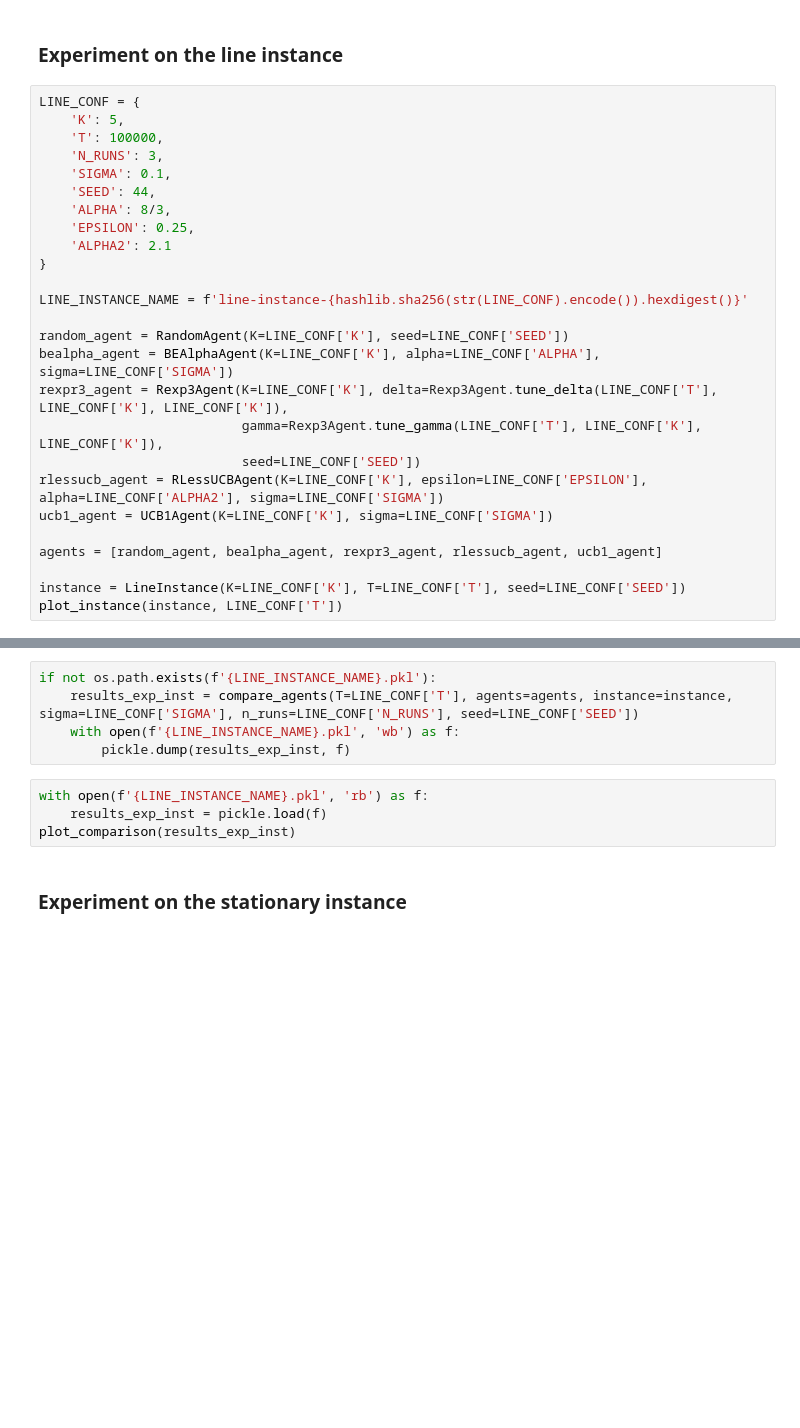
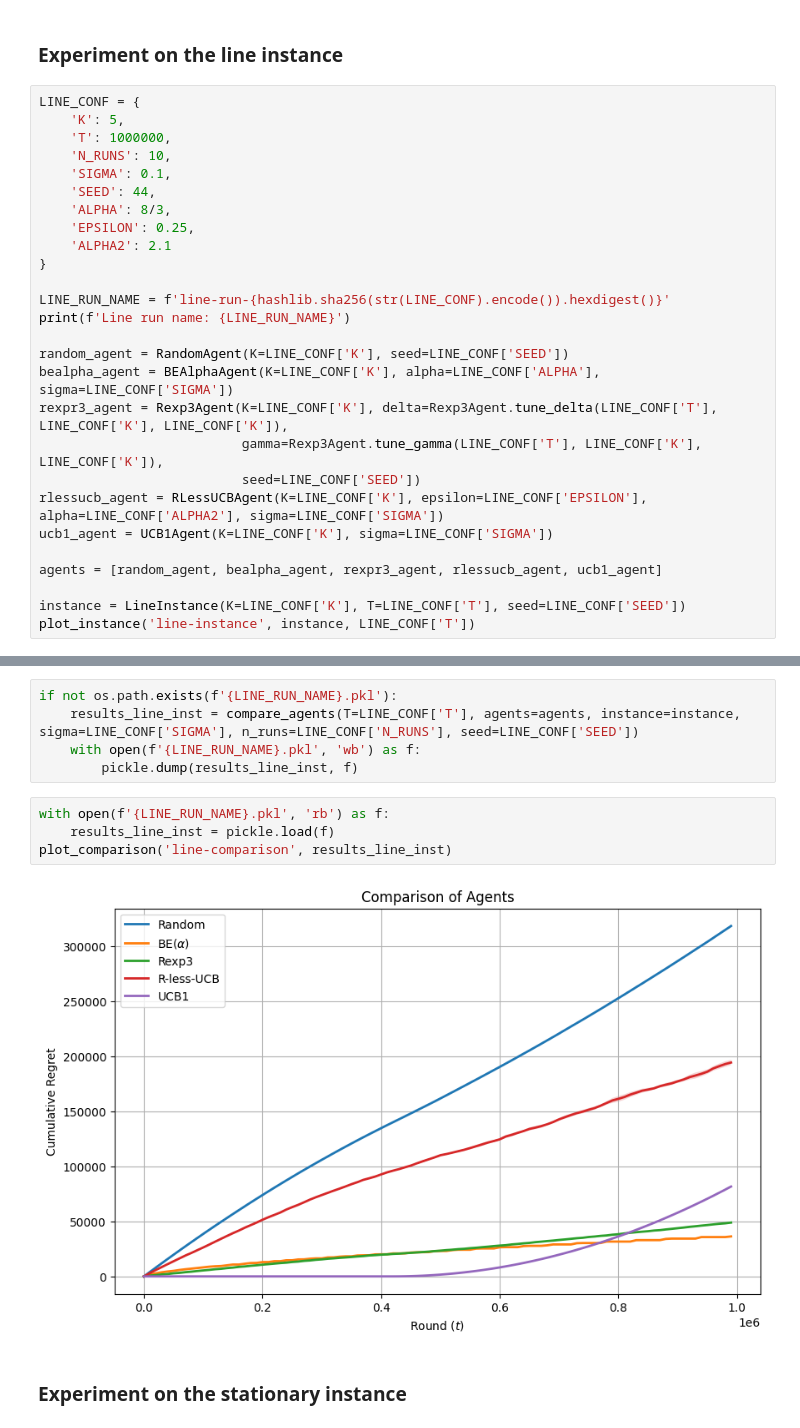
Before and after one commit to m1gwings/rcbealpha-experiments, a Jupyter notebook: bealpha-experiments.ipynb, the cells around one changed output, grey strips where cells are left out. Cells and saved outputs as stored; diff of their text form; blank space fills up the shorter version.

```diff
--- a/bealpha-experiments.ipynb
+++ b/bealpha-experiments.ipynb
@@ -538,8 +546,8 @@ plot_comparison(results_exp_inst)
 # %%
 LINE_CONF = {
     'K': 5,
-    'T': 100000,
-    'N_RUNS': 3,
+    'T': 1000000,
+    'N_RUNS': 10,
     'SIGMA': 0.1,
     'SEED': 44,
     'ALPHA': 8/3,
@@ -547,7 +555,8 @@ LINE_CONF = {
     'ALPHA2': 2.1
 }
 
-LINE_INSTANCE_NAME = f'line-instance-{hashlib.sha256(str(LINE_CONF).encode()).hexdigest()}'
+LINE_RUN_NAME = f'line-run-{hashlib.sha256(str(LINE_CONF).encode()).hexdigest()}'
+print(f'Line run name: {LINE_RUN_NAME}')
 
 random_agent = RandomAgent(K=LINE_CONF['K'], seed=LINE_CONF['SEED'])
 bealpha_agent = BEAlphaAgent(K=LINE_CONF['K'], alpha=LINE_CONF['ALPHA'], sigma=LINE_CONF['SIGMA'])
@@ -560,5 +569,5 @@ ucb1_agent = UCB1Agent(K=LINE_CONF['K'], sigma=LINE_CONF['SIGMA'])
 agents = [random_agent, bealpha_agent, rexpr3_agent, rlessucb_agent, ucb1_agent]
 
 instance = LineInstance(K=LINE_CONF['K'], T=LINE_CONF['T'], seed=LINE_CONF['SEED'])
-plot_instance(instance, LINE_CONF['T'])
+plot_instance('line-instance', instance, LINE_CONF['T'])
 # %% [output]
@@ -565,13 +575,15 @@ plot_instance(instance, LINE_CONF['T'])
 [figure]
 # %%
-if not os.path.exists(f'{LINE_INSTANCE_NAME}.pkl'):
-    results_exp_inst = compare_agents(T=LINE_CONF['T'], agents=agents, instance=instance, sigma=LINE_CONF['SIGMA'], n_runs=LINE_CONF['N_RUNS'], seed=LINE_CONF['SEED'])
-    with open(f'{LINE_INSTANCE_NAME}.pkl', 'wb') as f:
-        pickle.dump(results_exp_inst, f)
+if not os.path.exists(f'{LINE_RUN_NAME}.pkl'):
+    results_line_inst = compare_agents(T=LINE_CONF['T'], agents=agents, instance=instance, sigma=LINE_CONF['SIGMA'], n_runs=LINE_CONF['N_RUNS'], seed=LINE_CONF['SEED'])
+    with open(f'{LINE_RUN_NAME}.pkl', 'wb') as f:
+        pickle.dump(results_line_inst, f)
 # %%
-with open(f'{LINE_INSTANCE_NAME}.pkl', 'rb') as f:
-    results_exp_inst = pickle.load(f)
-plot_comparison(results_exp_inst)
+with open(f'{LINE_RUN_NAME}.pkl', 'rb') as f:
+    results_line_inst = pickle.load(f)
+plot_comparison('line-comparison', results_line_inst)
+# %% [output]
+[figure, added]
 # %% [markdown]
 ### Experiment on the stationary instance
 # %%
```
Also changed, not shown: parts of 10 cells of this notebook.
